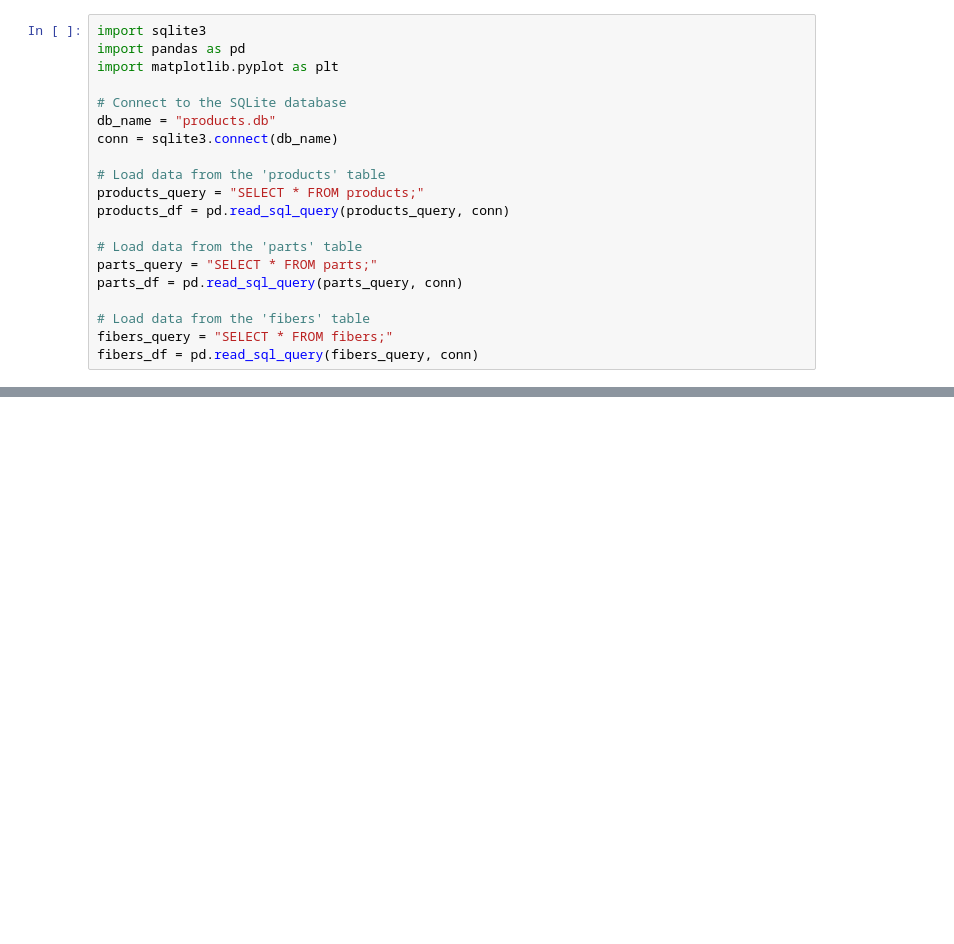
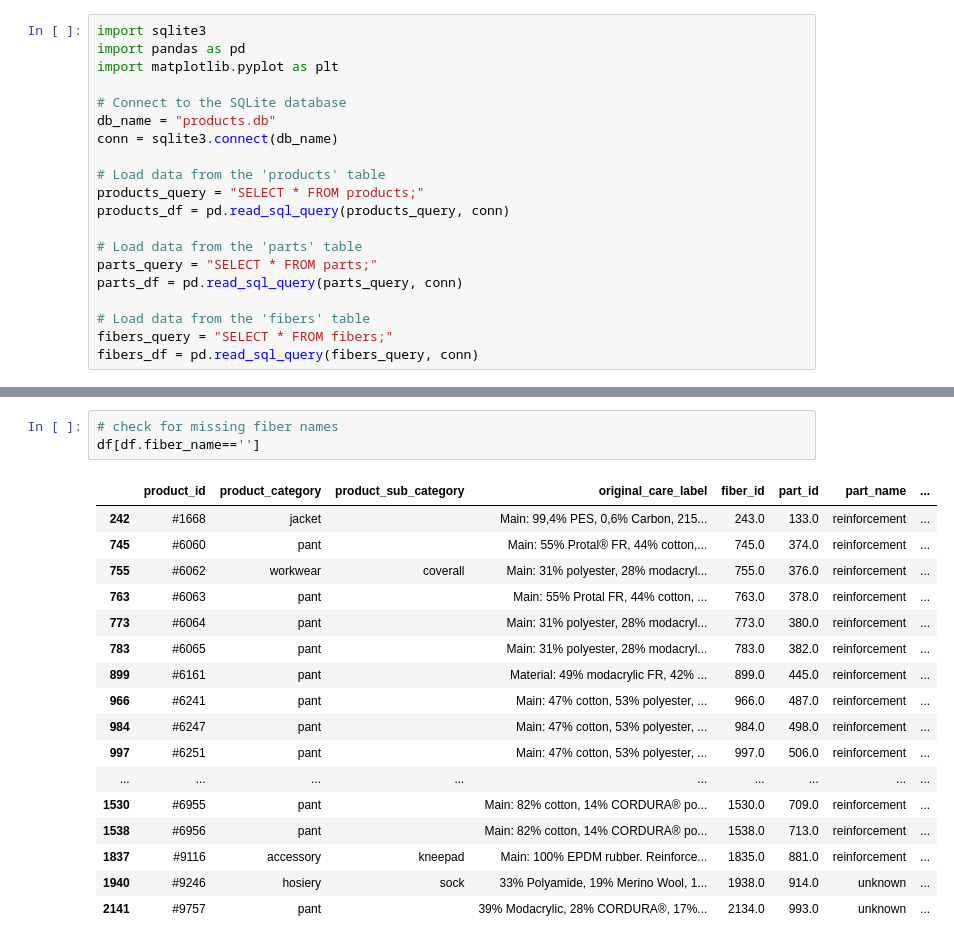
Before and after one commit to Alberthaux/data_parser, a Jupyter notebook: notebook.ipynb, the cells around one changed output, grey strips where cells are left out. Cells and saved outputs as stored; diff of their text form; blank space fills up the shorter version.

```diff
--- a/notebook.ipynb
+++ b/notebook.ipynb
@@ -78,0 +99,21 @@ plot_count(fibers_df, 'recycled', 'fiber_id')
+# %%
+# check for missing fiber names
+df[df.fiber_name=='']
+# %% [output]
+|  | product_id | product_category | product_sub_category | original_care_label | fiber_id | part_id | part_name | ... |
+| 242 | #1668 | jacket |  | Main: 99,4% PES, 0,6% Carbon, 215... | 243.0 | 133.0 | reinforcement | ... |
+| 745 | #6060 | pant |  | Main: 55% Protal® FR, 44% cotton,... | 745.0 | 374.0 | reinforcement | ... |
+| 755 | #6062 | workwear | coverall | Main: 31% polyester, 28% modacryl... | 755.0 | 376.0 | reinforcement | ... |
+| 763 | #6063 | pant |  | Main: 55% Protal FR, 44% cotton, ... | 763.0 | 378.0 | reinforcement | ... |
+| 773 | #6064 | pant |  | Main: 31% polyester, 28% modacryl... | 773.0 | 380.0 | reinforcement | ... |
+| 783 | #6065 | pant |  | Main: 31% polyester, 28% modacryl... | 783.0 | 382.0 | reinforcement | ... |
+| 899 | #6161 | pant |  | Material: 49% modacrylic FR, 42% ... | 899.0 | 445.0 | reinforcement | ... |
+| 966 | #6241 | pant |  | Main: 47% cotton, 53% polyester, ... | 966.0 | 487.0 | reinforcement | ... |
+| 984 | #6247 | pant |  | Main: 47% cotton, 53% polyester, ... | 984.0 | 498.0 | reinforcement | ... |
+| 997 | #6251 | pant |  | Main: 47% cotton, 53% polyester, ... | 997.0 | 506.0 | reinforcement | ... |
+| ... | ... | ... | ... | ... | ... | ... | ... | ... |
+| 1530 | #6955 | pant |  | Main: 82% cotton, 14% CORDURA® po... | 1530.0 | 709.0 | reinforcement | ... |
+| 1538 | #6956 | pant |  | Main: 82% cotton, 14% CORDURA® po... | 1538.0 | 713.0 | reinforcement | ... |
+| 1837 | #9116 | accessory | kneepad | Main: 100% EPDM rubber. Reinforce... | 1835.0 | 881.0 | reinforcement | ... |
+| 1940 | #9246 | hosiery | sock | 33% Polyamide, 19% Merino Wool, 1... | 1938.0 | 914.0 | unknown | ... |
+| 2141 | #9757 | pant |  | 39% Modacrylic, 28% CORDURA®, 17%... | 2134.0 | 993.0 | unknown | ... |
```
Also changed, not shown: parts of 5 cells of this notebook, 3 other files.
